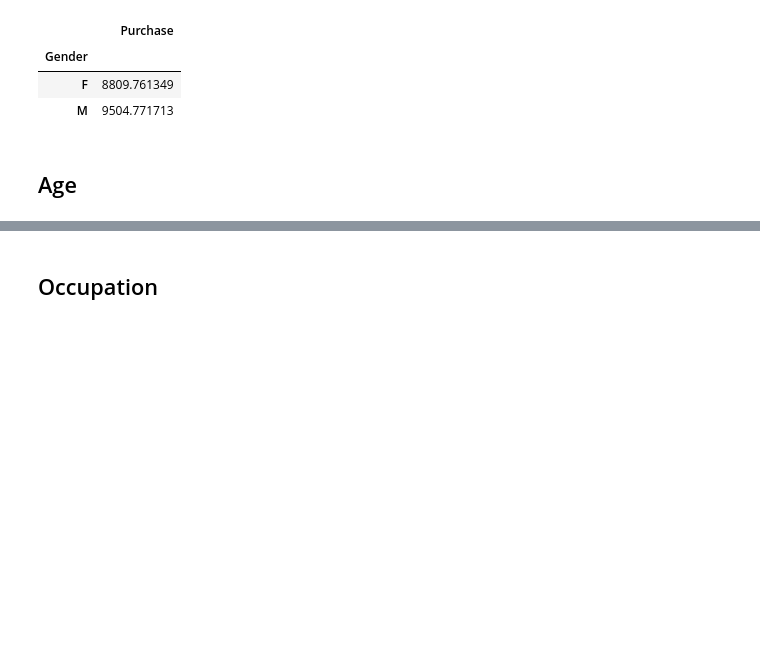
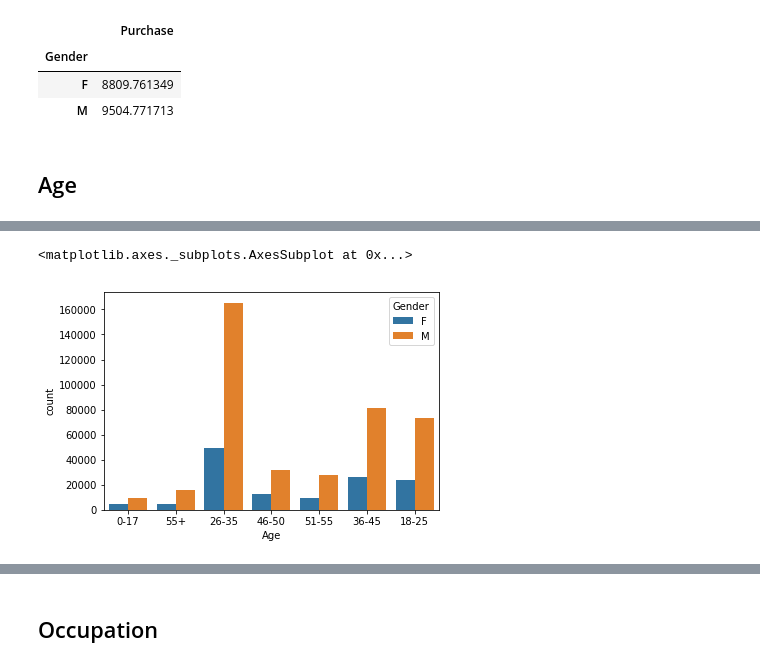
Before and after one commit to nicocurat/black-friday, a Jupyter notebook: black-friday.ipynb, the cells around one changed output, grey strips where cells are left out. Saved outputs shown, nothing was run; the diff lists cells and outputs as text; code cells hidden in the pictures; blank space fills up the shorter version.

```diff
--- a/black-friday.ipynb
+++ b/black-friday.ipynb
@@ -113,0 +196,6 @@ gender_purchase_merge
+# %%
+# Cantidad de registros de compra por edad separado por el genero.
+sns.countplot(age_data_frame["Age"], hue=age_data_frame["Gender"])
+# %% [output]
+<matplotlib.axes._subplots.AxesSubplot at 0x...>
+[figure, added]
```
Also changed, not shown: parts of 46 cells of this notebook.
